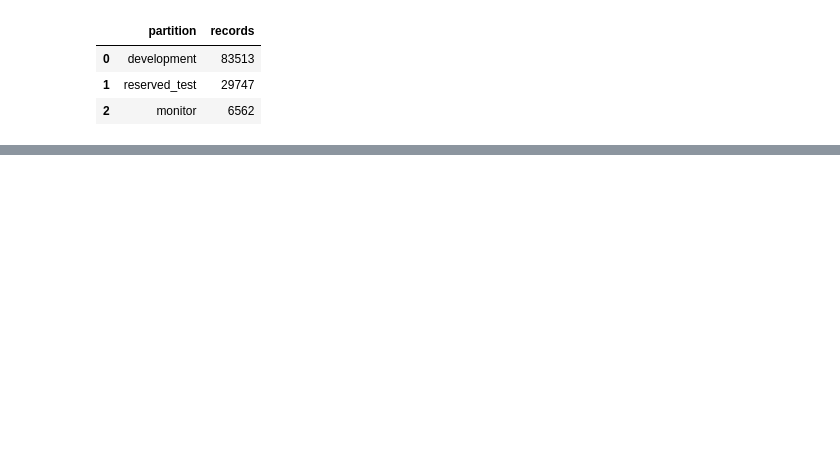
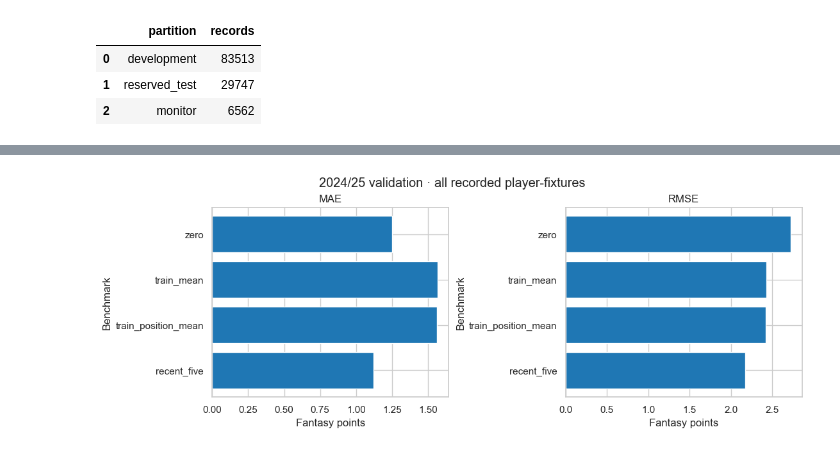
Before and after one commit to junglemvn/fpl-analytics, a Jupyter notebook: notebooks/03_data_split_and_benchmarks.ipynb, the cells around one changed output, grey strips where cells are left out. Saved outputs shown, nothing was run; the diff lists cells and outputs as text; code cells hidden in the pictures; blank space fills up the shorter version.

```diff
--- a/notebooks/03_data_split_and_benchmarks.ipynb
+++ b/notebooks/03_data_split_and_benchmarks.ipynb
@@ -325,0 +372,8 @@ unseen research data. Later collection of dated snapshots supports stronger pros
+# %%
+predictions = validation_predictions
+scores = benchmark_metrics(predictions)
+display(scores.sort_values("RMSE").reset_index(drop=True))
+position_scores = benchmark_metrics(predictions, by=("position",))
+display(position_scores.pivot(index="position", columns="model", values="RMSE").reindex(
+    ["GK", "DEF", "MID", "FWD"],
+))
@@ -325,0 +397,15 @@ unseen research data. Later collection of dated snapshots supports stronger pros
+# %%
+import matplotlib.pyplot as plt
+import seaborn as sns
+
+sns.set_theme(style="whitegrid", context="notebook")
+ordered = scores.set_index("model").reindex(PREDICTIONS)
+fig, axes = plt.subplots(1, 2, figsize=(11, 4), layout="constrained")
+for ax, metric in zip(axes, ["MAE", "RMSE"]):
+    ax.barh(ordered.index, ordered[metric], color="tab:blue")
+    ax.set(title=metric, xlabel="Fantasy points", ylabel="Benchmark")
+    ax.invert_yaxis()
+fig.suptitle("2024/25 validation · all recorded player-fixtures")
+plt.show()
+# %% [output]
+[figure, added]
```
Also changed, not shown: parts of 27 cells of this notebook, 1 other file.
